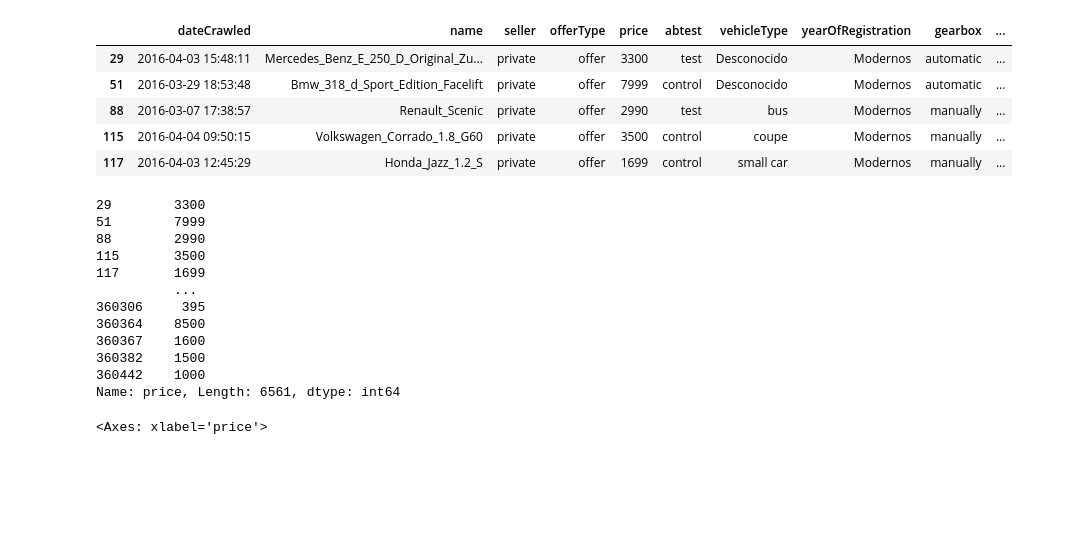
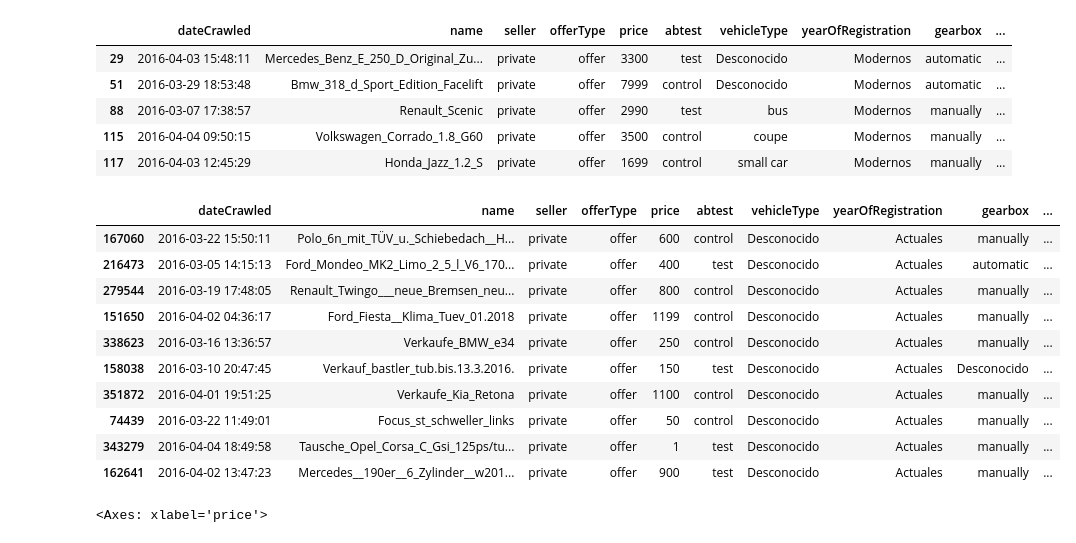
Before and after one commit to ngcarvajall/Lab_EDA_Gestion_Nulos, a Jupyter notebook: laboratorio-modulo7-leccion03-gestion-outiers.ipynb, the cells around one changed output. Drawn from its saved outputs; the diff is of its cells as text; code cells hidden in the pictures; blank space fills up the shorter version.

```diff
--- a/laboratorio-modulo7-leccion03-gestion-outiers.ipynb
+++ b/laboratorio-modulo7-leccion03-gestion-outiers.ipynb
@@ -412,21 +488,22 @@ df_outliers_60_percent.head()
 | 88 | 2016-03-07 17:38:57 | Renault_Scenic | private | offer | 2990 | test | bus | Modernos | manually | ... |
 | 115 | 2016-04-04 09:50:15 | Volkswagen_Corrado_1.8_G60 | private | offer | 3500 | control | coupe | Modernos | manually | ... |
 | 117 | 2016-04-03 12:45:29 | Honda_Jazz_1.2_S | private | offer | 1699 | control | small car | Modernos | manually | ... |
-# %%
-df_outliers_60_percent['price']
-# %% [output]
-29        3300
-51        7999
-88        2990
-115       3500
-117       1699
-          ...
-360306     395
-360364    8500
-360367    1600
-360382    1500
-360442    1000
-Name: price, Length: 6561, dtype: int64
+# %%
+df_evaluar = df_outliers_60_percent[(df_outliers_60_percent['yearOfRegistration'] == 'Actuales') & (df_outliers_60_percent['price'] < 2000)]
+# %%
+df_evaluar.sample(10)
+# %% [output]
+|  | dateCrawled | name | seller | offerType | price | abtest | vehicleType | yearOfRegistration | gearbox | ... |
+| 167060 | 2016-03-22 15:50:11 | Polo_6n_mit_TÜV_u._Schiebedach__H... | private | offer | 600 | control | Desconocido | Actuales | manually | ... |
+| 216473 | 2016-03-05 14:15:13 | Ford_Mondeo_MK2_Limo_2_5_l_V6_170... | private | offer | 400 | test | Desconocido | Actuales | automatic | ... |
+| 279544 | 2016-03-19 17:48:05 | Renault_Twingo___neue_Bremsen_neu... | private | offer | 800 | control | Desconocido | Actuales | manually | ... |
+| 151650 | 2016-04-02 04:36:17 | Ford_Fiesta__Klima_Tuev_01.2018 | private | offer | 1199 | control | Desconocido | Actuales | manually | ... |
+| 338623 | 2016-03-16 13:36:57 | Verkaufe_BMW_e34 | private | offer | 250 | control | Desconocido | Actuales | manually | ... |
+| 158038 | 2016-03-10 20:47:45 | Verkauf_bastler_tub.bis.13.3.2016. | private | offer | 150 | test | Desconocido | Actuales | Desconocido | ... |
+| 351872 | 2016-04-01 19:51:25 | Verkaufe_Kia_Retona | private | offer | 1100 | control | Desconocido | Actuales | manually | ... |
+| 74439 | 2016-03-22 11:49:01 | Focus_st_schweller_links | private | offer | 50 | control | Desconocido | Actuales | manually | ... |
+| 343279 | 2016-04-04 18:49:58 | Tausche_Opel_Corsa_C_Gsi_125ps/tu... | private | offer | 1 | test | Desconocido | Actuales | manually | ... |
+| 162641 | 2016-04-02 13:47:23 | Mercedes__190er__6_Zylinder__w201... | private | offer | 900 | test | Desconocido | Actuales | manually | ... |
 # %%
 sns.boxplot(x='price', data=df_outliers_60_percent)
 # %% [output]
```
Also changed, not shown: parts of 25 cells of this notebook.
